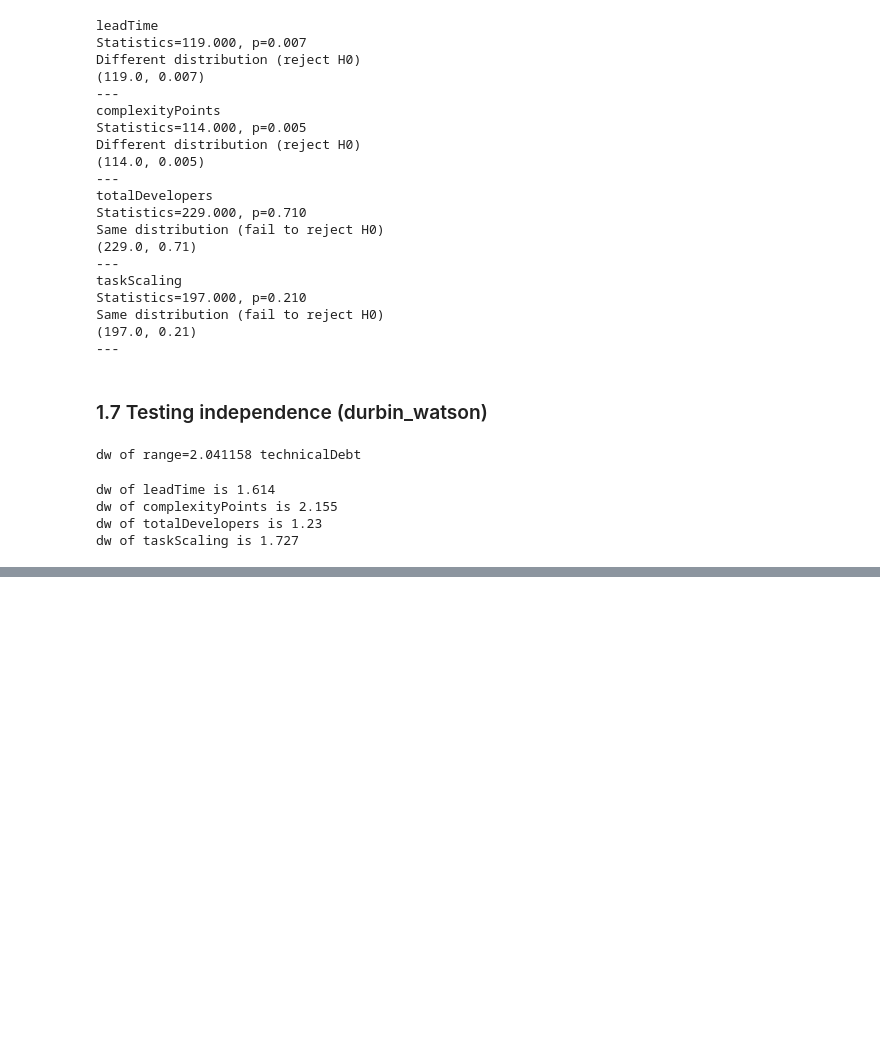
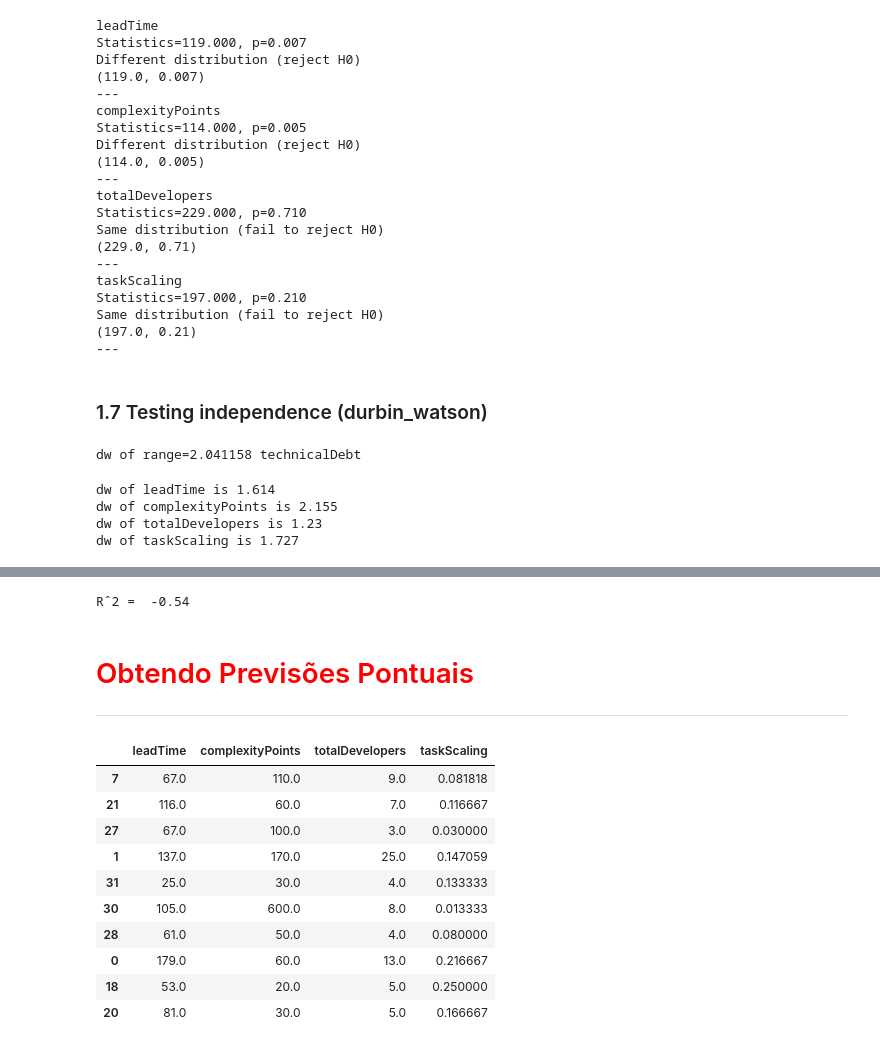
Before and after one commit to Technical-Debt-Large-Scale/tdmls, a Jupyter notebook: Análise da Tabela de Métricas-Normalizados.ipynb, the cells around one changed output, grey strips where cells are left out. Saved outputs shown, nothing was run; the diff lists cells and outputs as text; code cells hidden in the pictures; blank space fills up the shorter version.

```diff
--- a/Análise da Tabela de Métricas-Normalizados.ipynb
+++ b/Análise da Tabela de Métricas-Normalizados.ipynb
@@ -951,0 +991,2 @@ dw of taskScaling is 1.727
+# %%
+y = df_all_metrics.technicalDebt
@@ -951,0 +1005,2 @@ dw of taskScaling is 1.727
+# %%
+X = df_all_metrics[[my_dict[1], my_dict[2], my_dict[3], my_dict[4]]]
@@ -951,0 +1018,2 @@ dw of taskScaling is 1.727
+# %%
+X_train, X_test, y_train, y_test = train_test_split(X, y, test_size=0.3)
@@ -951,0 +1098,21 @@ dw of taskScaling is 1.727
+# %%
+print('Rˆ2 = ', metrics.r2_score(y_test, y_previsto).round(2))
+# %% [output]
+Rˆ2 =  -0.54
+# %% [markdown]
+# <font color='red' style='font-size: 30px;'>Obtendo Previsões Pontuais</font>
+<hr style='border: 2px solid red;'>
+# %%
+X_test
+# %% [output]
+|  | leadTime | complexityPoints | totalDevelopers | taskScaling |
+| 7 | 67.0 | 110.0 | 9.0 | 0.081818 |
+| 21 | 116.0 | 60.0 | 7.0 | 0.116667 |
+| 27 | 67.0 | 100.0 | 3.0 | 0.030000 |
+| 1 | 137.0 | 170.0 | 25.0 | 0.147059 |
+| 31 | 25.0 | 30.0 | 4.0 | 0.133333 |
+| 30 | 105.0 | 600.0 | 8.0 | 0.013333 |
+| 28 | 61.0 | 50.0 | 4.0 | 0.080000 |
+| 0 | 179.0 | 60.0 | 13.0 | 0.216667 |
+| 18 | 53.0 | 20.0 | 5.0 | 0.250000 |
+| 20 | 81.0 | 30.0 | 5.0 | 0.166667 |
```
Also changed, not shown: parts of 70 cells of this notebook.
